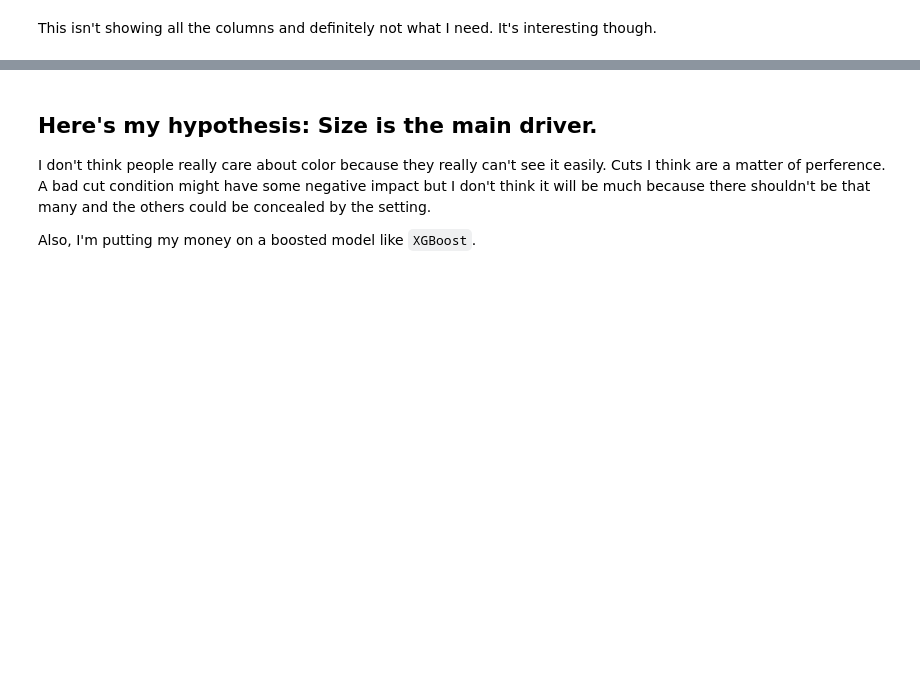
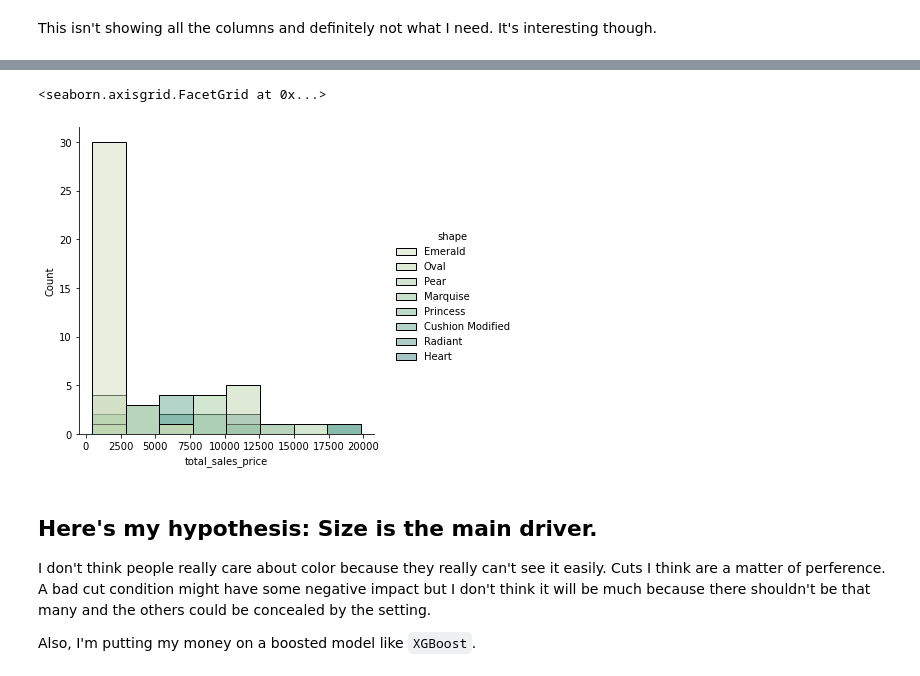
Before and after one commit to Little-PyProjects/Bees, a Jupyter notebook: Diamonds/notebooks/EDA.ipynb, the cells around one changed output, grey strips where cells are left out. Cells and saved outputs as stored; diff of their text form; code cells hidden in the pictures; blank space fills up the shorter version.

```diff
--- a/Diamonds/notebooks/EDA.ipynb
+++ b/Diamonds/notebooks/EDA.ipynb
@@ -215,0 +247,3 @@ This isn't showing all the columns and definitely not what I need. It's interest
+# %%
+ten_car = df.loc[df['size'] == .2].reindex()
+not_rnd_ten_car = ten_car.loc[df['shape'] != 'Round'].reindex()
@@ -216,3 +264,9 @@ This isn't showing all the columns and definitely not what I need. It's interest
+# %%
+
+sns.displot(data=not_rnd_ten_car, x="total_sales_price", hue="shape")
+# %% [output]
+<seaborn.axisgrid.FacetGrid at 0x...>
+[figure, added]
 # %% [markdown]
 ## Here's my hypothesis: Size is the main driver.
 
```
Also changed, not shown: parts of 26 cells of this notebook.
